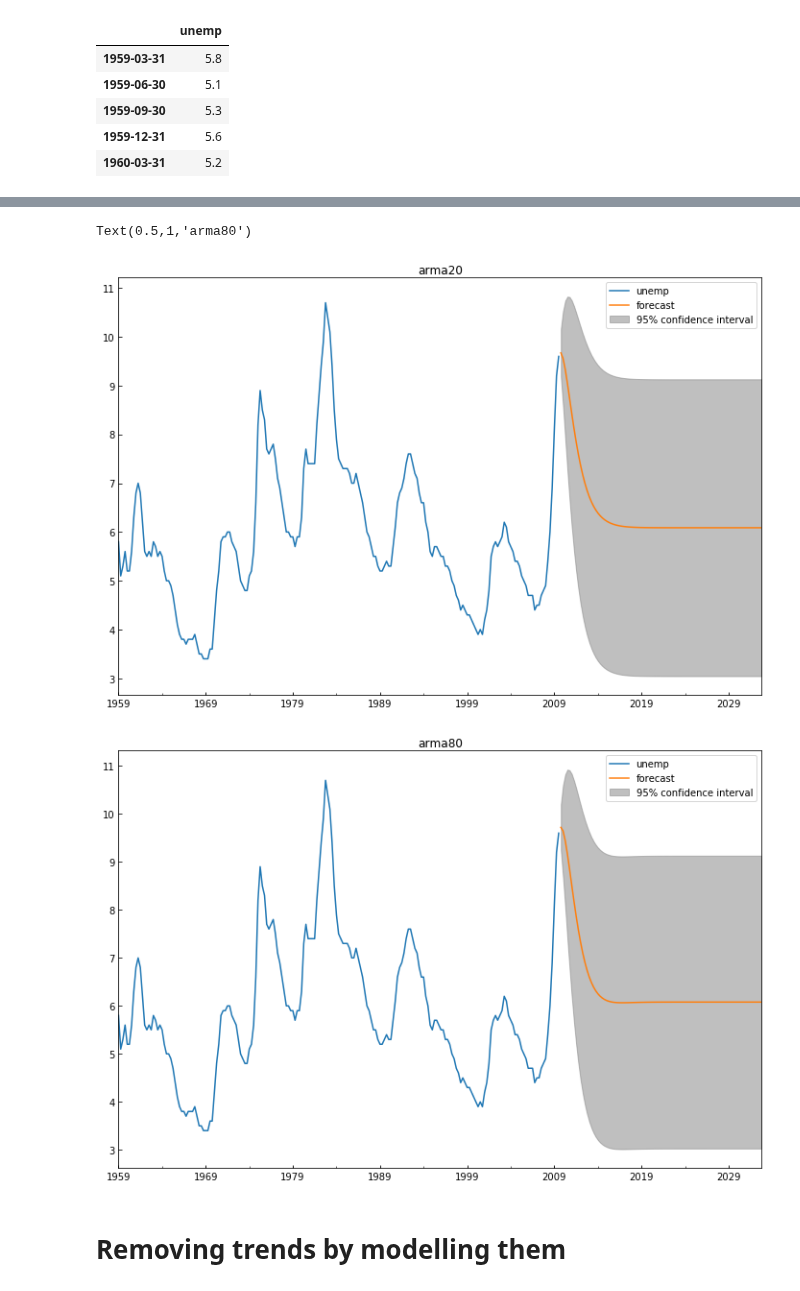
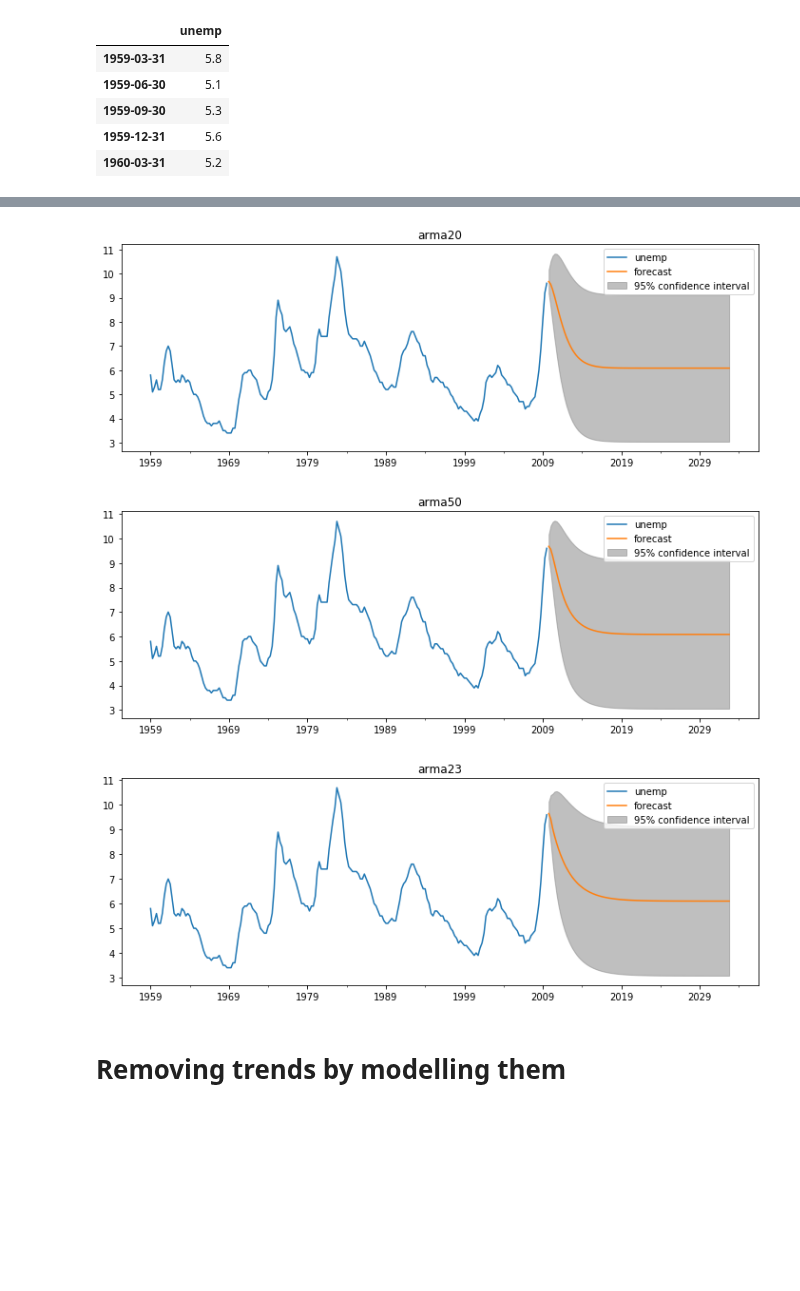
Before and after one commit to fedhere/UInotebooks, a Jupyter notebook: timeseries/ARMA_microdata.ipynb, the cells around one changed output, grey strips where cells are left out. Saved outputs shown, nothing was run; the diff lists cells and outputs as text; code cells hidden in the pictures; blank space fills up the shorter version.

```diff
--- a/timeseries/ARMA_microdata.ipynb
+++ b/timeseries/ARMA_microdata.ipynb
@@ -71,0 +87,8 @@ datadiff.describe()
+# %%
+# add quarters as fraction of years
+data['year'] = data.year + data.quarter * 0.25
+# %%
+datadiff=data[['year', 'unemp']]
+unemp = data.plot('year', 'unemp', figsize=(12,4));
+print (datadiff.head())
+datadiff.describe()
@@ -139,6 +196,6 @@ datadiff.head()
 # %%
-arma_mod30 = sm.tsa.ARMA(datadiff, (3,1)).fit()
+arma_mod50 = sm.tsa.ARMA(datadiff, (5,1)).fit()
 print ("residuals : dubrin_watson test",
-       sm.stats.durbin_watson(arma_mod30.resid.values))
-arma_mod30.summary()
+       sm.stats.durbin_watson(arma_mod50.resid.values))
+arma_mod50.summary()
 # %% [output]
@@ -165 +226,6 @@ Roots -1.1105 -0.0000j 1.1105 -0.5000 1.2117 -0.1360j 1.2193 -0.0178 1.2117 +0.1
 | MA.1 |
+# %%
+arma_mod23 = sm.tsa.ARMA(datadiff, (2,3)).fit()
+print ("residuals : dubrin_watson test",
+       sm.stats.durbin_watson(arma_mod23.resid.values))
+arma_mod23.summary()
@@ -166,16 +256,20 @@ Roots -1.1105 -0.0000j 1.1105 -0.5000 1.2117 -0.1360j 1.2193 -0.0178 1.2117 +0.1
 # %%
-ax = datadiff.plot(figsize=(12,8));
+ax = datadiff.plot(figsize=(12,4));
 
 arma_mod20.plot_predict('2009', '2032', dynamic=True, ax=ax, plot_insample=False)
-ax.set_title("arma20")
+ax.set_title("arma20");
 
-ax = datadiff.plot(figsize=(12,8));
-arma_mod30.plot_predict('2009', '2032', dynamic=True, ax=ax, plot_insample=False)
-ax.set_title("arma80")
+ax = datadiff.plot(figsize=(12,4));
+arma_mod50.plot_predict('2009', '2032', dynamic=True, ax=ax, plot_insample=False)
+ax.set_title("arma50");
+
+ax = datadiff.plot(figsize=(12,4));
+arma_mod23.plot_predict('2009', '2032', dynamic=True, ax=ax, plot_insample=False)
+ax.set_title("arma23");
 # %% [output]
-Text(0.5,1,'arma80')
-[figure, old version]
+[figure, new version]
-[figure, old version]
+[figure, new version]
+[figure, added]
 # %% [markdown]
 # Removing trends by modelling them
 # %%
```
Also changed, not shown: parts of 39 cells of this notebook, 2 other files.
